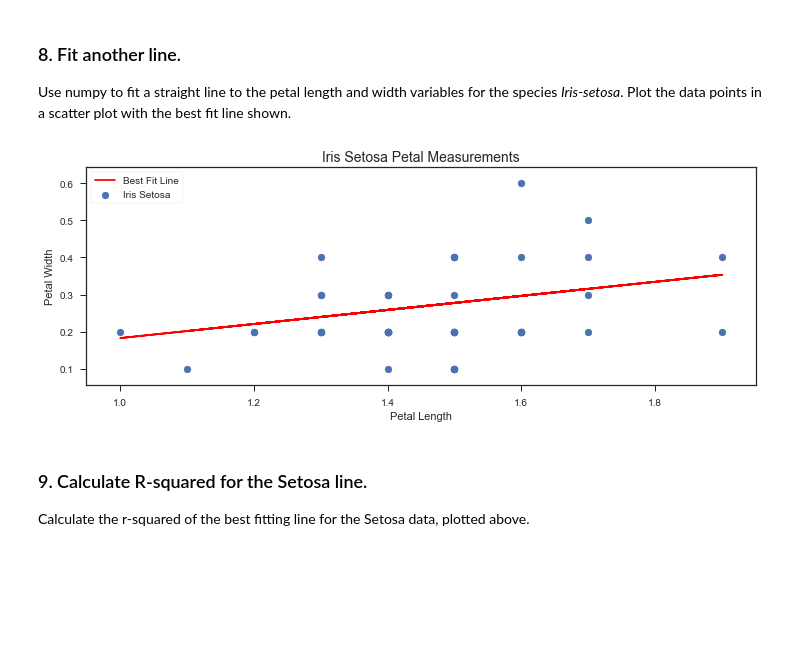
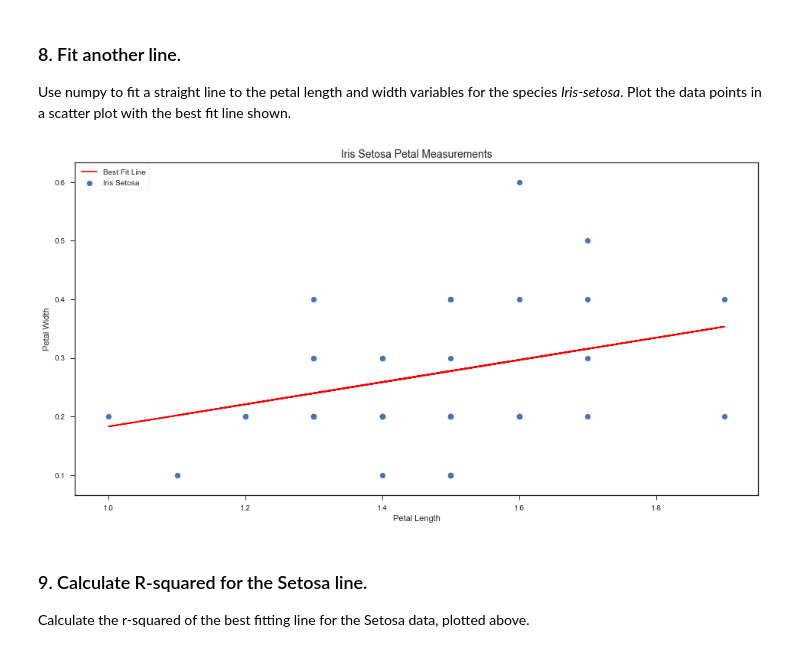
Before and after one commit to rebeccabernie/Iris-JPN, a Jupyter notebook: IrisData.ipynb, the cells around one changed output. Cells and saved outputs as stored; diff of their text form; code cells hidden in the pictures; blank space fills up the shorter version.

```diff
--- a/IrisData.ipynb
+++ b/IrisData.ipynb
@@ -135,35 +135,38 @@ Use numpy to fit a straight line to the petal length and width variables for the
 data = np.column_stack((sLen, sWid, pLen, pWid, spec))
 #for i in range(5):
     #print(data[i])
 
 # Setosa data -> 0 - 49 in data set. (Definitely better ways of doing this but works for now, will change if there's time)
 spLen, spWid= [], []
 for index, row in enumerate(data):
     # Petal info contained in cols 2 & 3
     # For each row, append column 2 to spLen array and column 3 to spWid array
     spLen.append(float(row[2]))
     spWid.append(float(row[3]))
 
     if index == 49:
         break
 
 # Calculate best values for m and c
 m, c = np.polyfit(spLen, spWid, 1)
 y = m * (spLen + c)
 
 # Graph labels etc
-pl.rcParams['figure.figsize'] = (12,4)
+pl.rcParams['figure.figsize'] = (16,8)
 pl.title('Iris Setosa Petal Measurements', fontsize=14)
 pl.xlabel('Petal Length')
 pl.ylabel('Petal Width')
 
 pl.scatter(spLen, spWid, label = 'Iris Setosa') # Plot the data points
 pl.plot(spLen, y, 'r', label = 'Best Fit Line') # Plot the line
 
 pl.legend(loc=2, frameon=True)
 pl.show()
+
+orM = m
+orC = c
 # %% [output]
-[figure, old version]
+[figure, new version]
 # %% [markdown]
 ### 9. Calculate R-squared for the Setosa line.
 Calculate the r-squared of the best fitting line for the Setosa data, plotted above.
```
Also changed, not shown: parts of 1 cell of this notebook.
